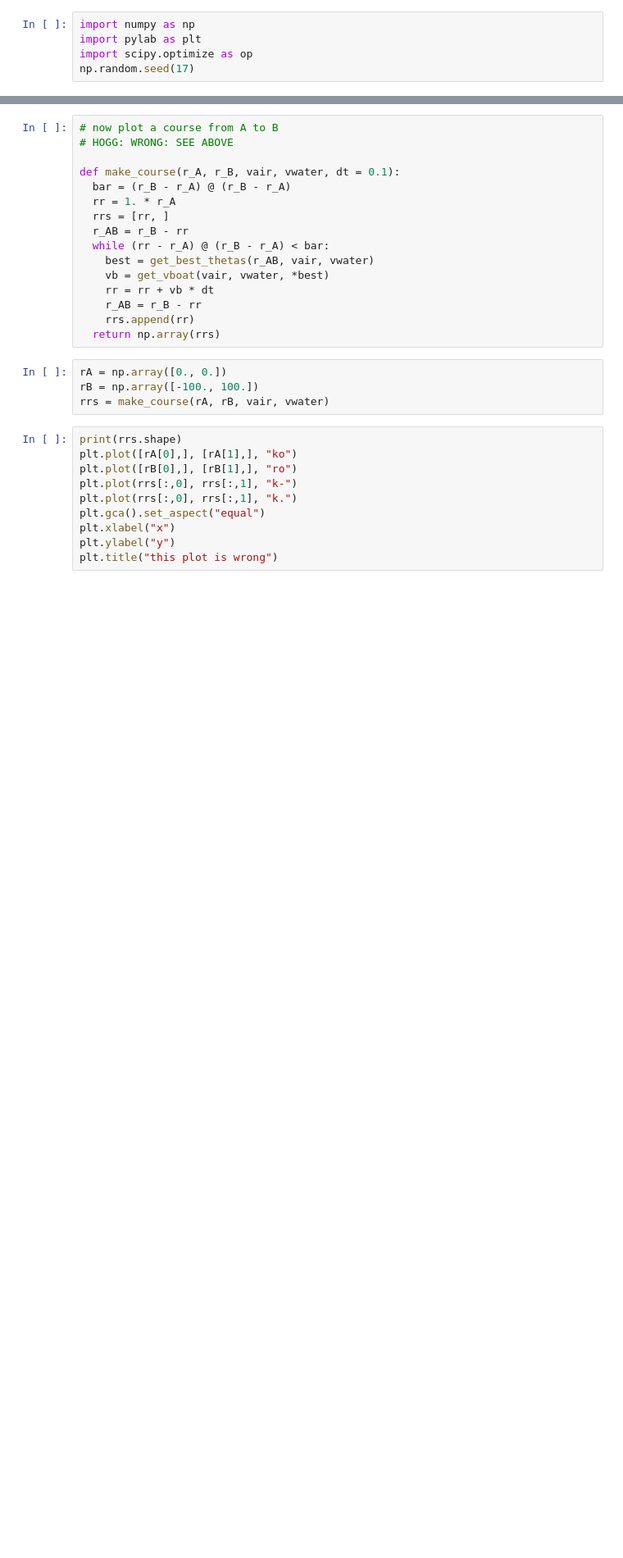
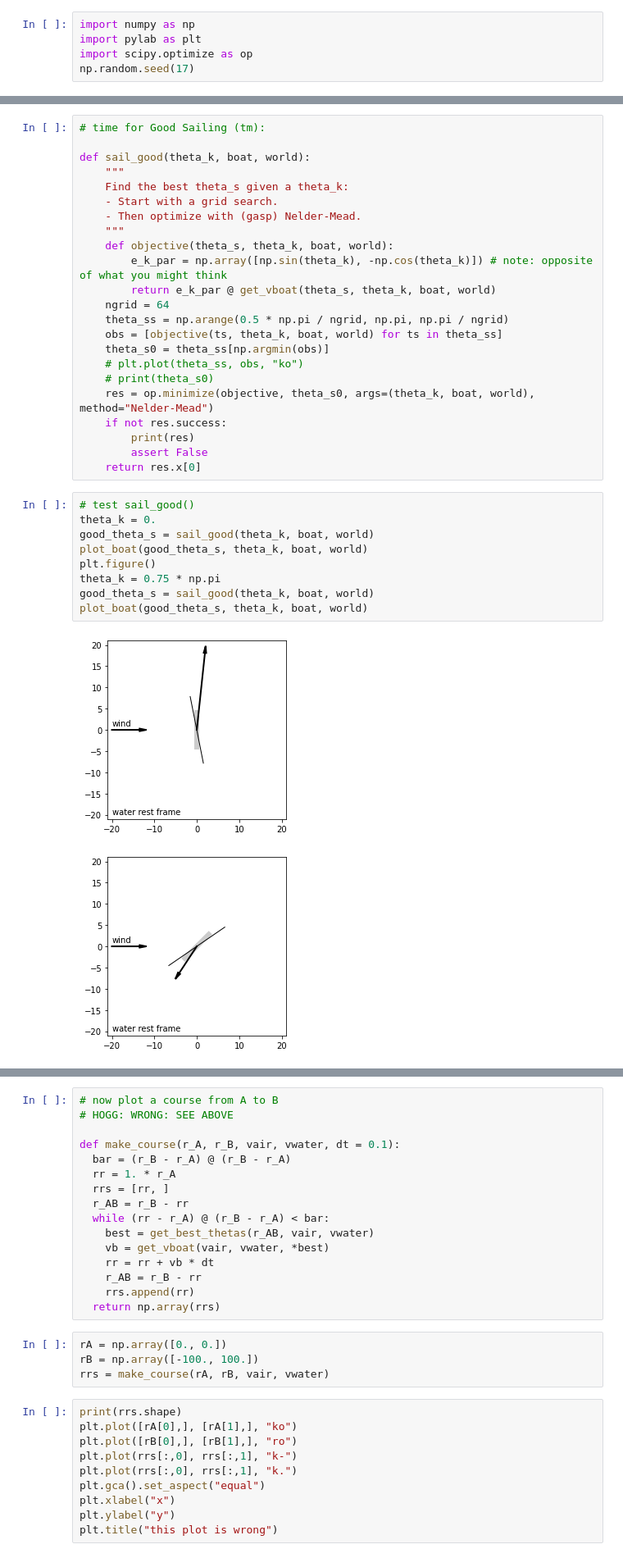
Before and after one commit to davidwhogg/Sailing, a Jupyter notebook: ipynb/sailing.ipynb, the cells around one changed output, grey strips where cells are left out. Shown: that part at 82% size. Saved outputs shown, nothing was run; the diff lists cells and outputs as text; blank space fills up the shorter version.

```diff
--- a/ipynb/sailing.ipynb
+++ b/ipynb/sailing.ipynb
@@ -134 +165,36 @@ for i in range(n1):
+# %%
+# time for Good Sailing (tm):
+
+def sail_good(theta_k, boat, world):
+    """
+    Find the best theta_s given a theta_k:
+    - Start with a grid search.
+    - Then optimize with (gasp) Nelder-Mead.
+    """
+    def objective(theta_s, theta_k, boat, world):
+        e_k_par = np.array([np.sin(theta_k), -np.cos(theta_k)]) # note: opposite of what you might think
+        return e_k_par @ get_vboat(theta_s, theta_k, boat, world)
+    ngrid = 64
+    theta_ss = np.arange(0.5 * np.pi / ngrid, np.pi, np.pi / ngrid)
+    obs = [objective(ts, theta_k, boat, world) for ts in theta_ss]
+    theta_s0 = theta_ss[np.argmin(obs)]
+    # plt.plot(theta_ss, obs, "ko")
+    # print(theta_s0)
+    res = op.minimize(objective, theta_s0, args=(theta_k, boat, world), method="Nelder-Mead")
+    if not res.success:
+        print(res)
+        assert False
+    return res.x[0]
+# %%
+# test sail_good()
+theta_k = 0.
+good_theta_s = sail_good(theta_k, boat, world)
+plot_boat(good_theta_s, theta_k, boat, world)
+plt.figure()
+theta_k = 0.75 * np.pi
+good_theta_s = sail_good(theta_k, boat, world)
+plot_boat(good_theta_s, theta_k, boat, world)
+# %% [output]
+[figure, added]
+[figure, added]
 # %%
```
Also changed, not shown: parts of 18 cells of this notebook, 1 other file.
